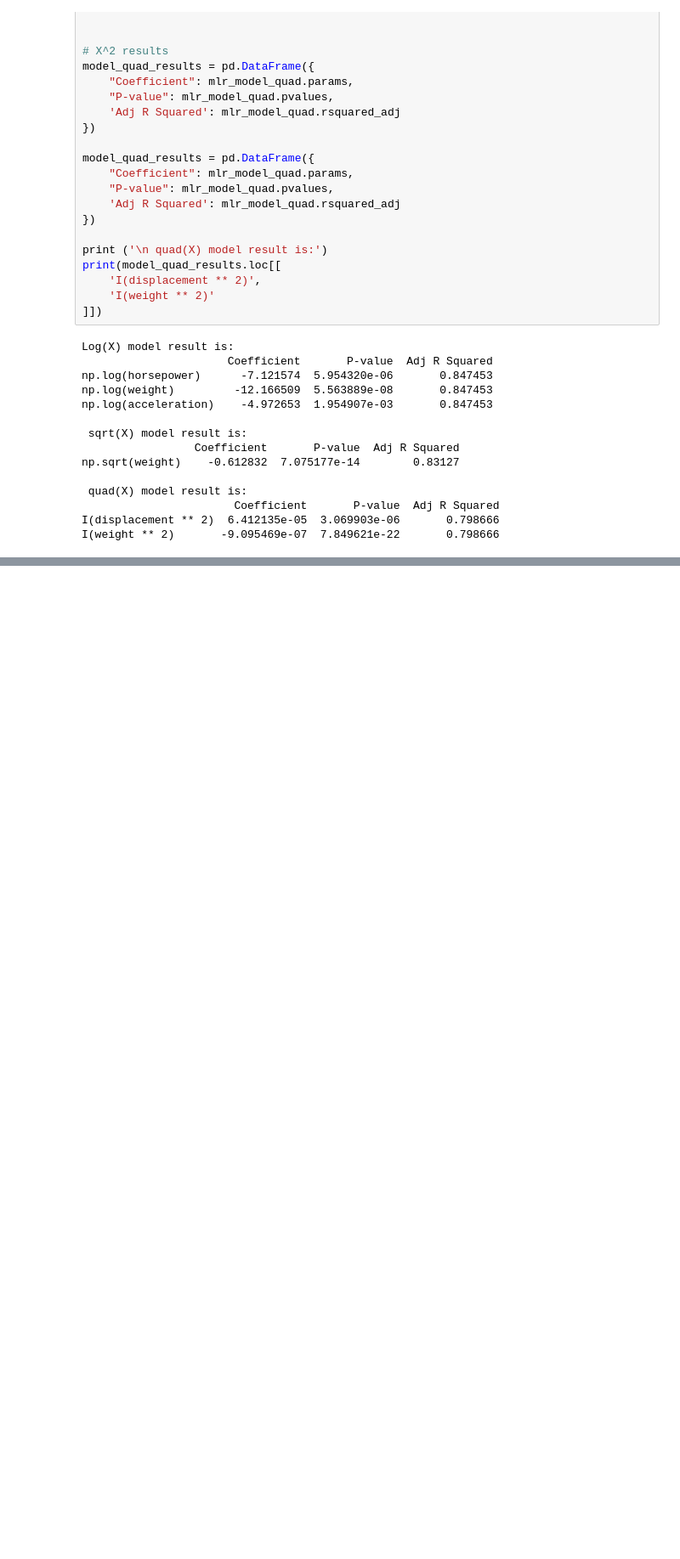
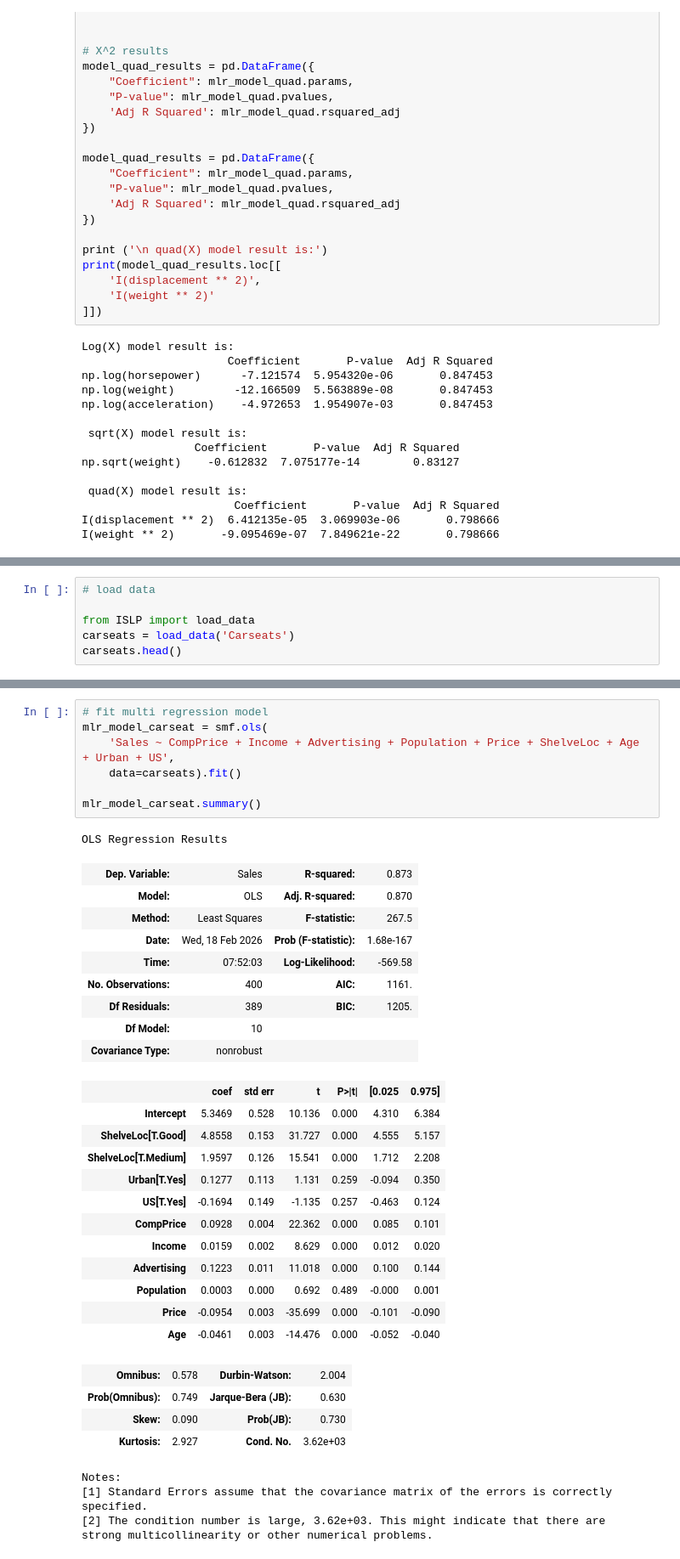
Before and after one commit to mw1296/DSAN5300, a Jupyter notebook: homeworks/HW-2/HW-2.ipynb, the cells around one changed output, grey strips where cells are left out. Shown at 85% size. Drawn from its saved outputs; the diff is of its cells as text; blank space fills up the shorter version.

```diff
--- a/homeworks/HW-2/HW-2.ipynb
+++ b/homeworks/HW-2/HW-2.ipynb
@@ -492,0 +497,6 @@ I(weight ** 2)       -9.095469e-07  7.849621e-22       0.798666
+# %%
+# load data
+
+from ISLP import load_data
+carseats = load_data('Carseats')
+carseats.head()
@@ -492,0 +510,38 @@ I(weight ** 2)       -9.095469e-07  7.849621e-22       0.798666
+# %%
+# fit multi regression model
+mlr_model_carseat = smf.ols(
+    'Sales ~ CompPrice + Income + Advertising + Population + Price + ShelveLoc + Age + Urban + US',
+    data=carseats).fit()
+
+mlr_model_carseat.summary()
+# %% [output]
+OLS Regression Results
+| Dep. Variable: | Sales | R-squared: | 0.873 |
+| Model: | OLS | Adj. R-squared: | 0.870 |
+| Method: | Least Squares | F-statistic: | 267.5 |
+| Date: | Wed, 18 Feb 2026 | Prob (F-statistic): | 1.68e-167 |
+| Time: | 07:52:03 | Log-Likelihood: | -569.58 |
+| No. Observations: | 400 | AIC: | 1161. |
+| Df Residuals: | 389 | BIC: | 1205. |
+| Df Model: | 10 |  |  |
+| Covariance Type: | nonrobust |  |  |
+|  | coef | std err | t | P>|t| | [0.025 | 0.975] |
+| Intercept | 5.3469 | 0.528 | 10.136 | 0.000 | 4.310 | 6.384 |
+| ShelveLoc[T.Good] | 4.8558 | 0.153 | 31.727 | 0.000 | 4.555 | 5.157 |
+| ShelveLoc[T.Medium] | 1.9597 | 0.126 | 15.541 | 0.000 | 1.712 | 2.208 |
+| Urban[T.Yes] | 0.1277 | 0.113 | 1.131 | 0.259 | -0.094 | 0.350 |
+| US[T.Yes] | -0.1694 | 0.149 | -1.135 | 0.257 | -0.463 | 0.124 |
+| CompPrice | 0.0928 | 0.004 | 22.362 | 0.000 | 0.085 | 0.101 |
+| Income | 0.0159 | 0.002 | 8.629 | 0.000 | 0.012 | 0.020 |
+| Advertising | 0.1223 | 0.011 | 11.018 | 0.000 | 0.100 | 0.144 |
+| Population | 0.0003 | 0.000 | 0.692 | 0.489 | -0.000 | 0.001 |
+| Price | -0.0954 | 0.003 | -35.699 | 0.000 | -0.101 | -0.090 |
+| Age | -0.0461 | 0.003 | -14.476 | 0.000 | -0.052 | -0.040 |
+| Omnibus: | 0.578 | Durbin-Watson: | 2.004 |
+| Prob(Omnibus): | 0.749 | Jarque-Bera (JB): | 0.630 |
+| Skew: | 0.090 | Prob(JB): | 0.730 |
+| Kurtosis: | 2.927 | Cond. No. | 3.62e+03 |
+Notes:
+[1] Standard Errors assume that the covariance matrix of the errors is correctly specified.
+[2] The condition number is large, 3.62e+03. This might indicate that there are
+strong multicollinearity or other numerical problems.
```
Also changed, not shown: parts of 16 cells of this notebook, 3 other files.
